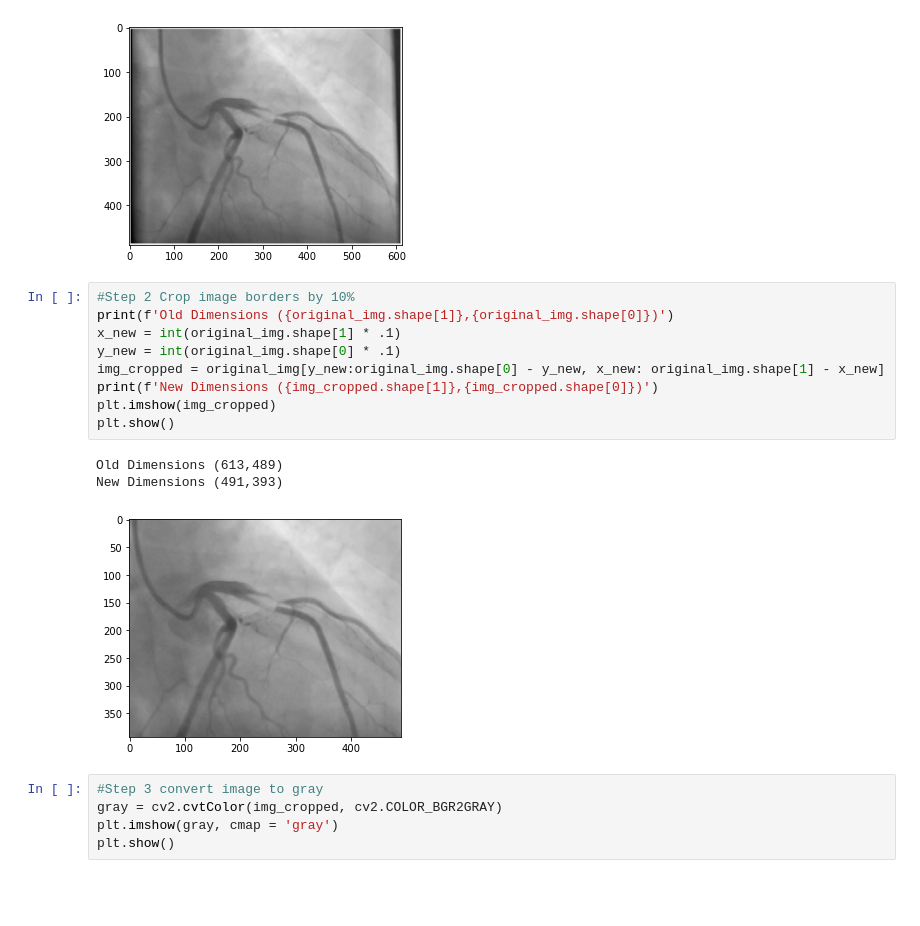
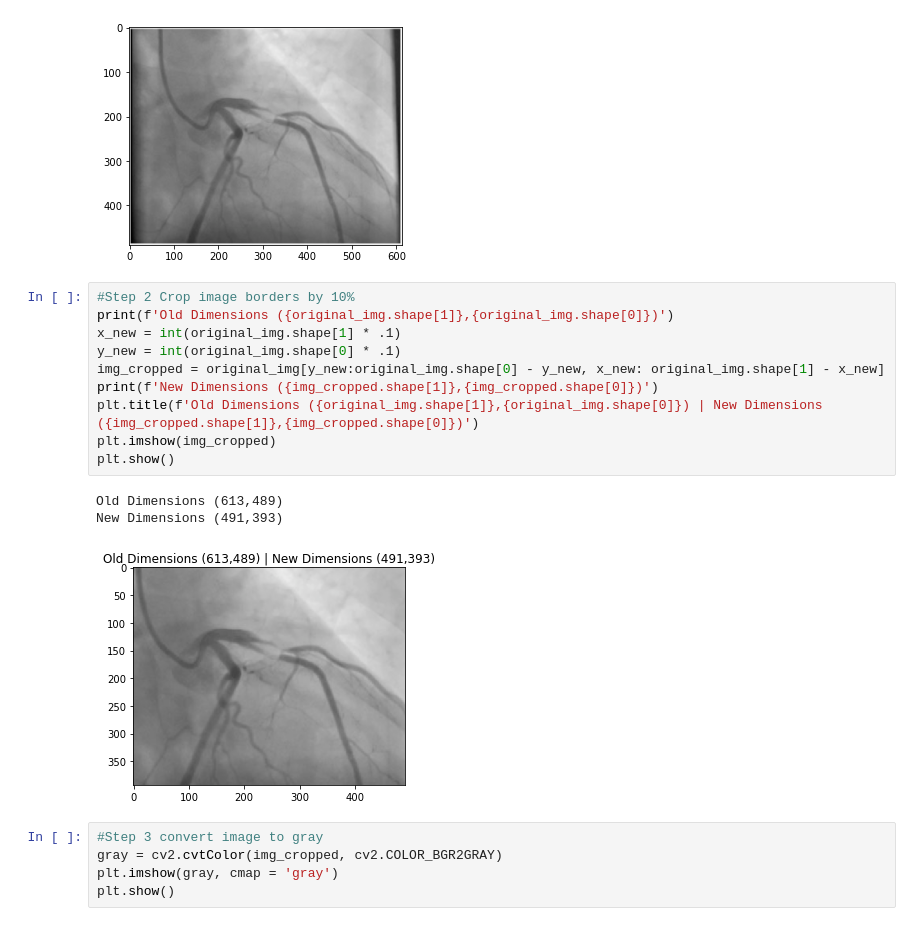
Before and after one commit to HeeebsInc/AngiogramBlockageDetection, a Jupyter notebook: technical-notebook.ipynb, the cells around one changed output. Drawn from its saved outputs; the diff is of its cells as text; blank space fills up the shorter version.

```diff
--- a/technical-notebook.ipynb
+++ b/technical-notebook.ipynb
@@ -15,16 +19,17 @@ plt.show()
 # %%
 #Step 2 Crop image borders by 10%
 print(f'Old Dimensions ({original_img.shape[1]},{original_img.shape[0]})')
 x_new = int(original_img.shape[1] * .1)
 y_new = int(original_img.shape[0] * .1)
 img_cropped = original_img[y_new:original_img.shape[0] - y_new, x_new: original_img.shape[1] - x_new]
 print(f'New Dimensions ({img_cropped.shape[1]},{img_cropped.shape[0]})')
+plt.title(f'Old Dimensions ({original_img.shape[1]},{original_img.shape[0]}) | New Dimensions ({img_cropped.shape[1]},{img_cropped.shape[0]})')
 plt.imshow(img_cropped)
 plt.show()
 # %% [output]
 Old Dimensions (613,489)
 New Dimensions (491,393)
-[figure, old version]
+[figure, new version]
 # %%
 #Step 3 convert image to gray
 gray = cv2.cvtColor(img_cropped, cv2.COLOR_BGR2GRAY)
```
Also changed, not shown: parts of 4 cells of this notebook, 6 other files.
